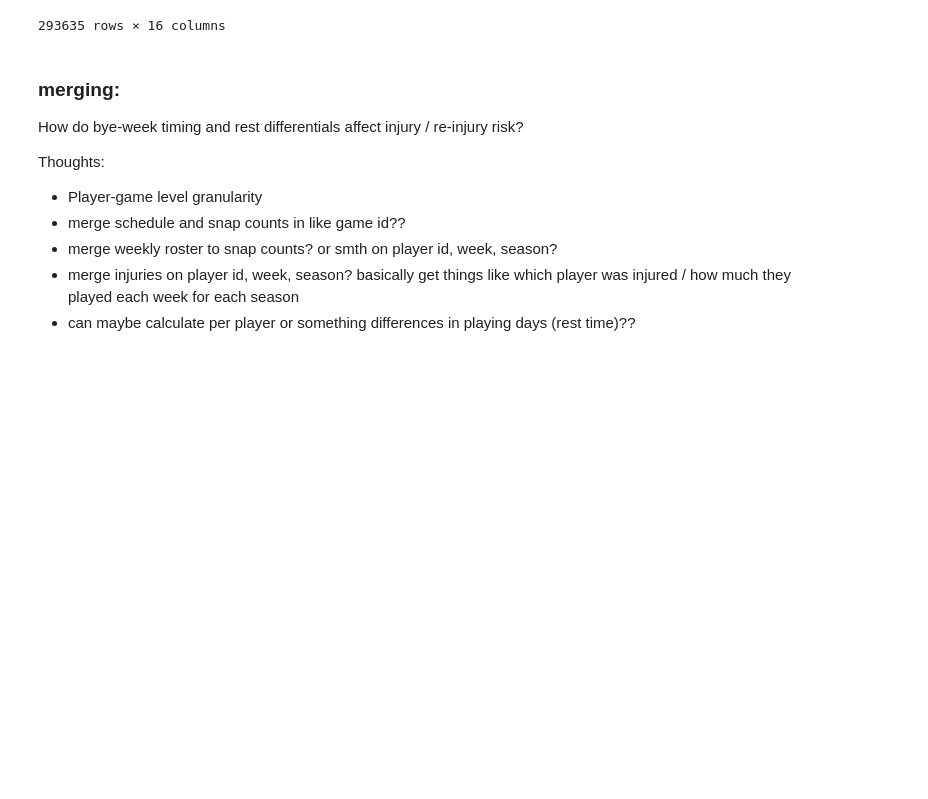
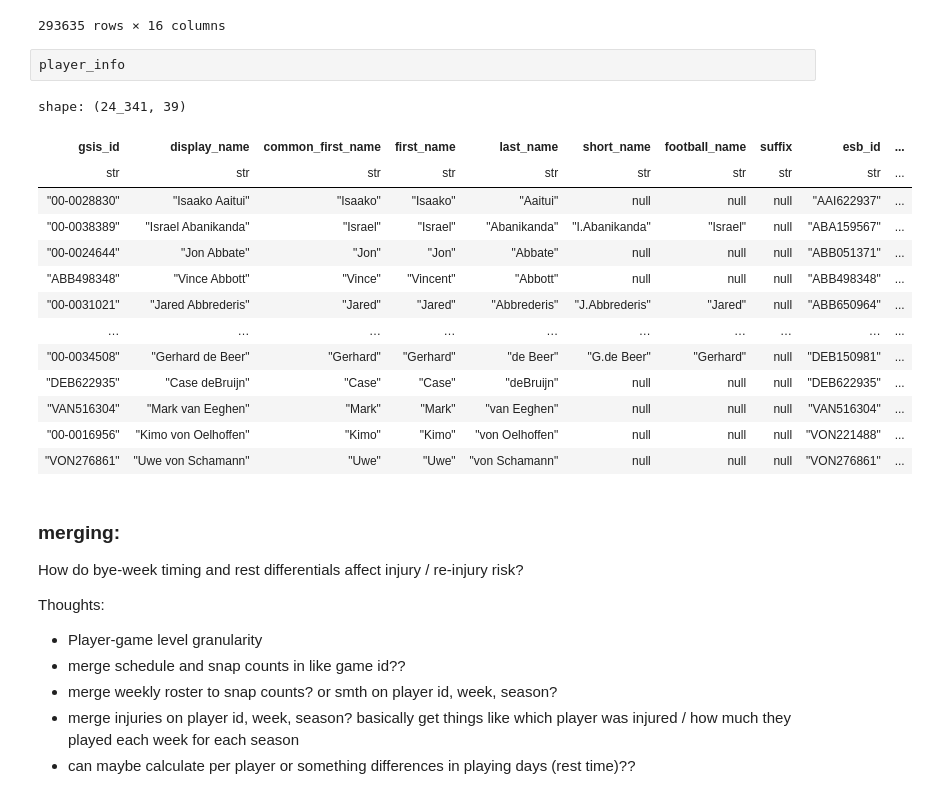
Before and after one commit to jc39963/NFLPA_2025, a Jupyter notebook: nflpa_trial.ipynb, the cells around one changed output. Drawn from its saved outputs; the diff is of its cells as text; blank space fills up the shorter version.

```diff
--- a/nflpa_trial.ipynb
+++ b/nflpa_trial.ipynb
@@ -272,6 +322,23 @@ snap_counts
 | 293633 | 2025_14_WAS_MIN | 202512070min | 2025 | REG | 14 | Tress Way | WayxTr00 | P | WAS | ... |
 | 293634 | 2025_14_WAS_MIN | 202512070min | 2025 | REG | 14 | Jake Moody | MoodJa00 | K | WAS | ... |
 293635 rows × 16 columns
+# %%
+player_info
+# %% [output]
+shape: (24_341, 39)
+| gsis_id | display_name | common_first_name | first_name | last_name | short_name | football_name | suffix | esb_id | ... |
+| str | str | str | str | str | str | str | str | str | ... |
+| "00-0028830" | "Isaako Aaitui" | "Isaako" | "Isaako" | "Aaitui" | null | null | null | "AAI622937" | ... |
+| "00-0038389" | "Israel Abanikanda" | "Israel" | "Israel" | "Abanikanda" | "I.Abanikanda" | "Israel" | null | "ABA159567" | ... |
+| "00-0024644" | "Jon Abbate" | "Jon" | "Jon" | "Abbate" | null | null | null | "ABB051371" | ... |
+| "ABB498348" | "Vince Abbott" | "Vince" | "Vincent" | "Abbott" | null | null | null | "ABB498348" | ... |
+| "00-0031021" | "Jared Abbrederis" | "Jared" | "Jared" | "Abbrederis" | "J.Abbrederis" | "Jared" | null | "ABB650964" | ... |
+| … | … | … | … | … | … | … | … | … | ... |
+| "00-0034508" | "Gerhard de Beer" | "Gerhard" | "Gerhard" | "de Beer" | "G.de Beer" | "Gerhard" | null | "DEB150981" | ... |
+| "DEB622935" | "Case deBruijn" | "Case" | "Case" | "deBruijn" | null | null | null | "DEB622935" | ... |
+| "VAN516304" | "Mark van Eeghen" | "Mark" | "Mark" | "van Eeghen" | null | null | null | "VAN516304" | ... |
+| "00-0016956" | "Kimo von Oelhoffen" | "Kimo" | "Kimo" | "von Oelhoffen" | null | null | null | "VON221488" | ... |
+| "VON276861" | "Uwe von Schamann" | "Uwe" | "Uwe" | "von Schamann" | null | null | null | "VON276861" | ... |
 # %% [markdown]
 ### merging:
  How do bye-week timing and rest differentials affect injury / re-injury risk?
```
Also changed, not shown: parts of 49 cells of this notebook, 1 other file.
